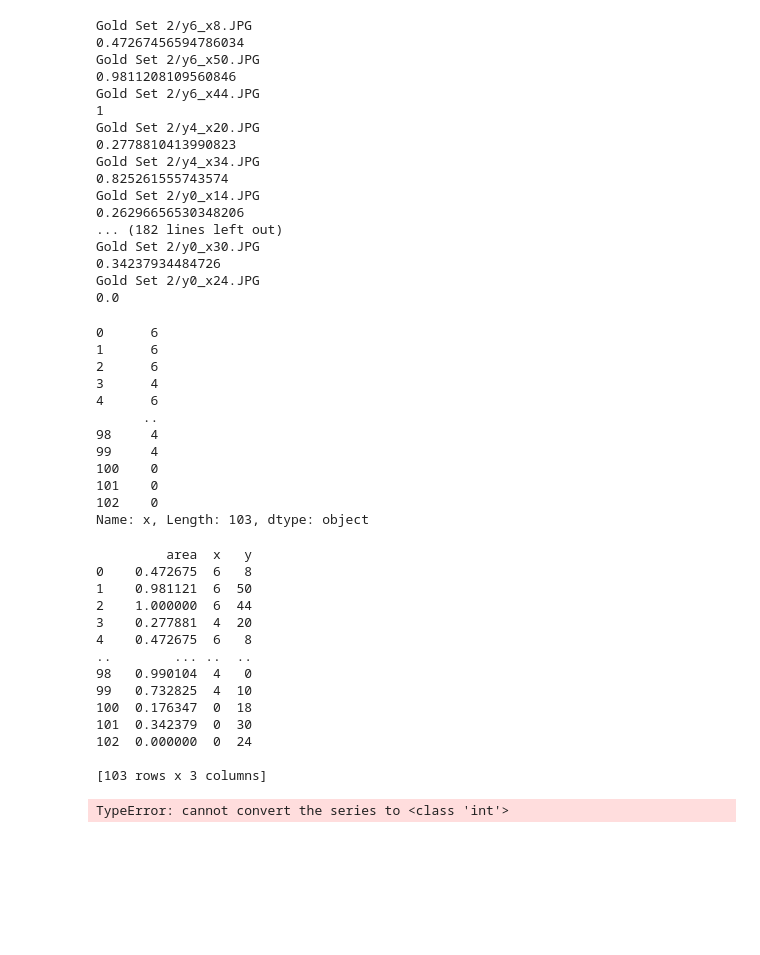
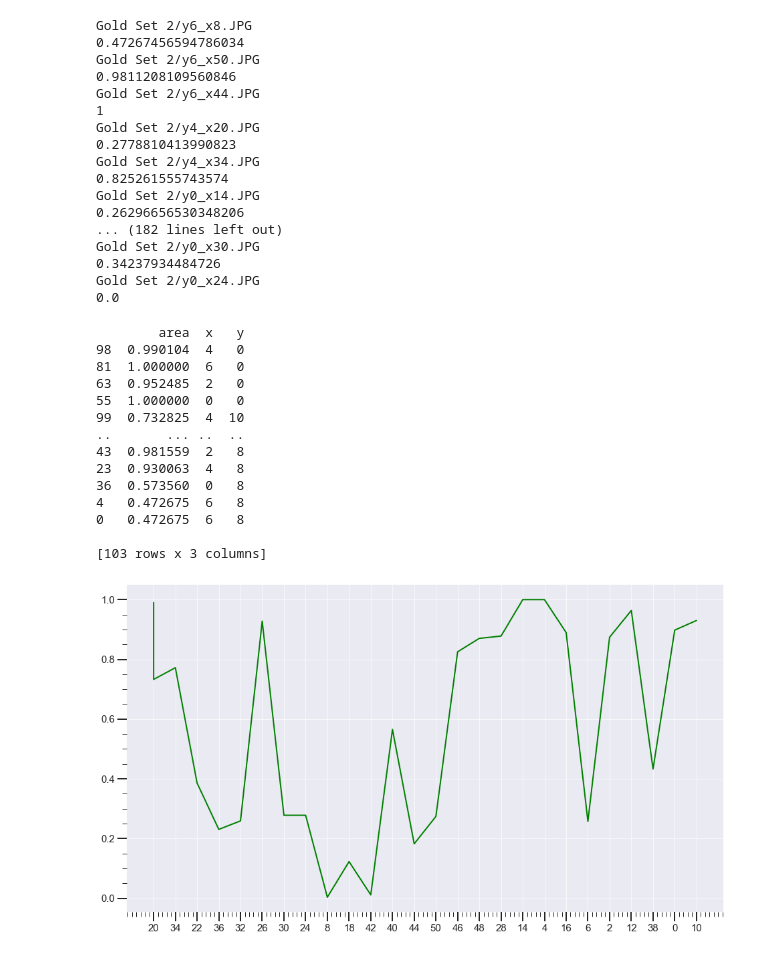
Before and after one commit to mbmassey/electrodeImageAnalysis, a Jupyter notebook: ElectrodeAnalysis.ipynb, the cells around one changed output. Saved outputs shown, nothing was run; the diff lists cells and outputs as text; code cells hidden in the pictures; blank space fills up the shorter version.

Commit message:
Initial graphing, looks good

```diff
--- a/ElectrodeAnalysis.ipynb
+++ b/ElectrodeAnalysis.ipynb
@@ -30,9 +30,9 @@ df = pd.DataFrame()
 for f in file_list:
 
     ds = pd.Series(dtype='float64')
-    ds['x'] = f.group(2)
+    ds['x'] = int(f.group(2))
     #print(str(f.group(1)))
-    ds['y'] = f.group(1)
+    ds['y'] = int(f.group(1))
 
 
     #load image
@@ -117,41 +117,30 @@ Gold Set 2/y0_x30.JPG
 Gold Set 2/y0_x24.JPG
 0.0
 # %%
-print(df['x'])
+df = df.sort_values(by=['y'])
+print(df)
 # %% [output]
-0      6
-1      6
-2      6
-3      4
-4      6
-      ..
-98     4
-99     4
-100    0
-101    0
-102    0
-Name: x, Length: 103, dtype: object
+        area  x   y
+98  0.990104  4   0
+81  1.000000  6   0
+63  0.952485  2   0
+55  1.000000  0   0
+99  0.732825  4  10
+..       ... ..  ..
+43  0.981559  2   8
+23  0.930063  4   8
+36  0.573560  0   8
+4   0.472675  6   8
+0   0.472675  6   8
+
+[103 rows x 3 columns]
 # %%
-print(df)
-mask = (int(df['x']) == 6)
-print(mask)
-xs = df['y'][mask]
+mask = (df['x'] == '4')
+x = df['y'][mask]
 areas = df['area'][mask]
+
+fig = plt.figure(figsize=(16,9))
 plt.plot(xs, areas, color ='green')
 plt.show()
 # %% [output]
-         area  x   y
-0    0.472675  6   8
-1    0.981121  6  50
-2    1.000000  6  44
-3    0.277881  4  20
-4    0.472675  6   8
-..        ... ..  ..
-98   0.990104  4   0
-99   0.732825  4  10
-100  0.176347  0  18
-101  0.342379  0  30
-102  0.000000  0  24
-
-[103 rows x 3 columns]
-TypeError: cannot convert the series to <class 'int'>
+[figure, added]
```
Also changed, not shown: parts of 2 cells of this notebook.
